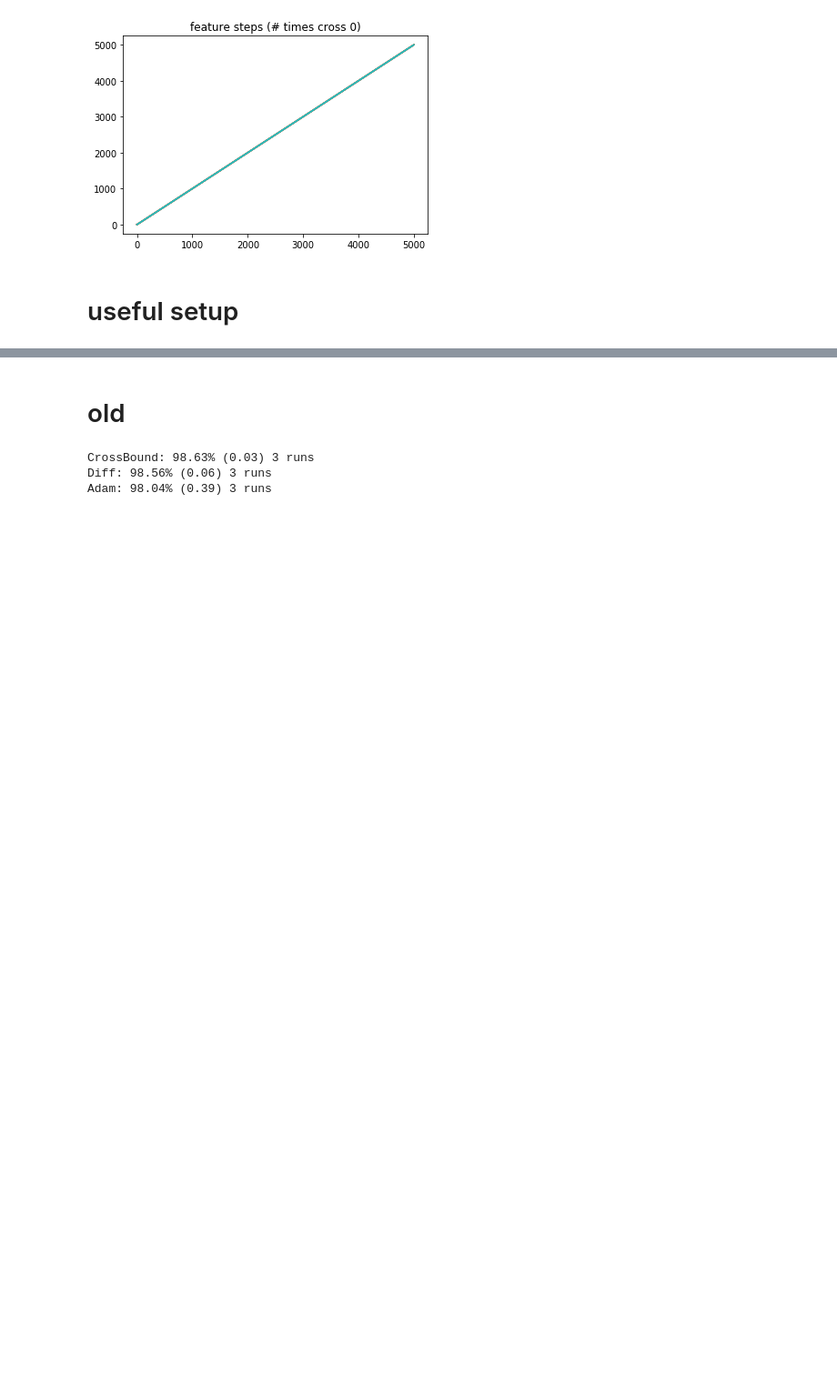
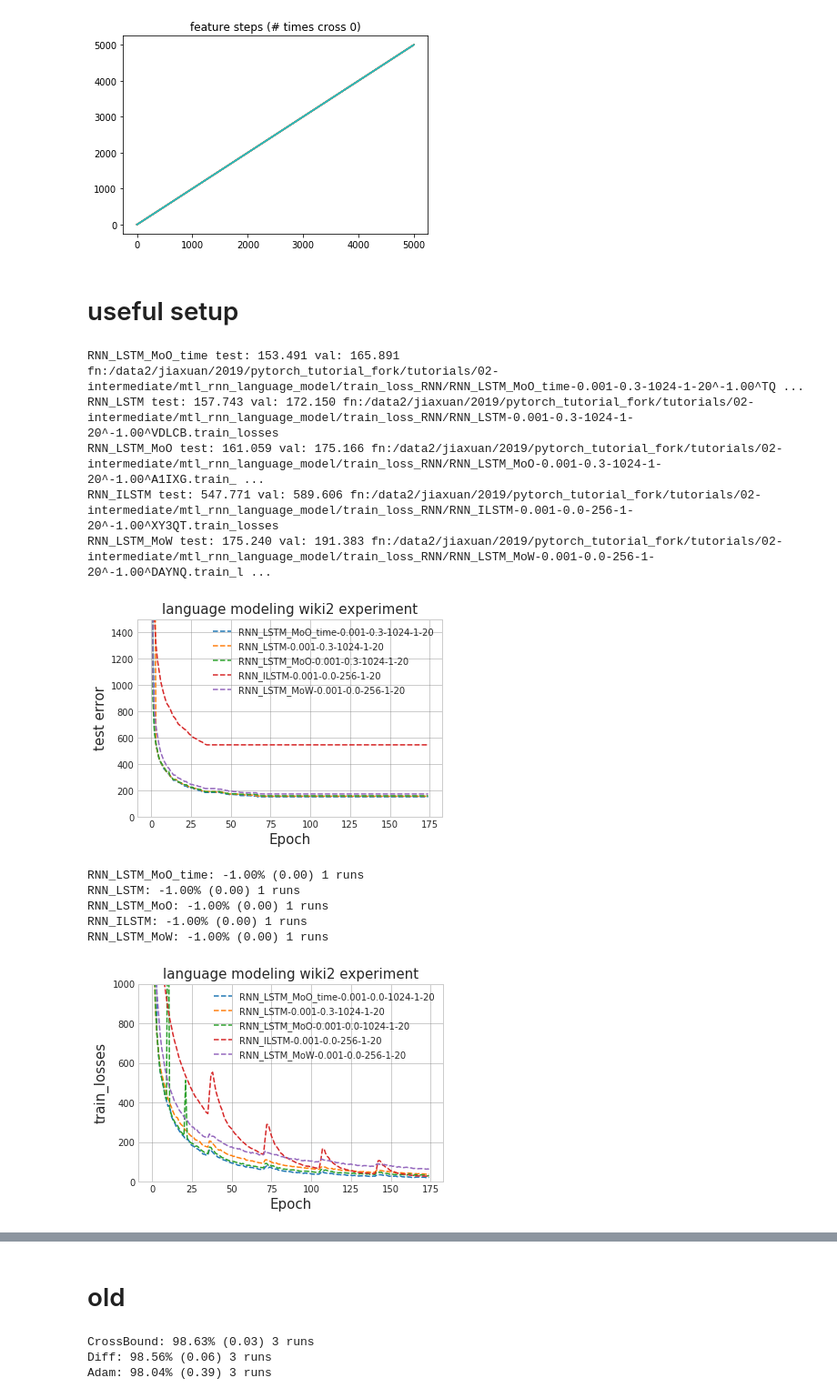
Before and after one commit to nathanwang000/MTL, a Jupyter notebook: optimizer_exp.ipynb, the cells around one changed output, grey strips where cells are left out. Shown at 91% size. Drawn from its saved outputs; the diff is of its cells as text; code cells hidden in the pictures; blank space fills up the shorter version.

```diff
--- a/optimizer_exp.ipynb
+++ b/optimizer_exp.ipynb
@@ -442,3 +449,42 @@ from lib.evaluation import plot_best_test, plot_best
+# %%
+# methods = ['Diff', 'Adam', 'SGD'] # which one to use
+# methods = ['CrossBound', 'AdaBound', 'Swats', 'CrossAdaBound'] # when to switch
+# methods = ['Diff', 'Adam', 'CrossAdaBound'] # best
+methods = [
+    'RNN_LSTM_MoO',
+    'RNN_LSTM_MoW',
+    'RNN_LSTM_MoO_time',
+    'RNN_LSTM',
+    'RNN_ILSTM'
+]
+desired_settings = None# ["0.001-0.0-256-1-20"]
+#plt.xlim(0, 150)
+plot_best_test('/data2/jiaxuan/2019/pytorch_tutorial_fork/tutorials/02-intermediate/mtl_rnn_language_model/train_loss_RNN/*train_losses',
+               title='language modeling wiki2 experiment', smooth_window=1, ylim=[0, 1500], methods=methods,
+               start=0, default_setting=default_setting, desired_settings=desired_settings,
+               early_stop=True, early_stop_patience=10)
+
+#plt.xlim(0, 150)
+plot_best('/data2/jiaxuan/2019/pytorch_tutorial_fork/tutorials/02-intermediate/mtl_rnn_language_model/train_loss_RNN/*train_losses',
+          title='language modeling wiki2 experiment',
+          smooth_window=1, ylim=[0, 1000], methods=methods,
+          start=0, default_setting=default_setting, desired_settings=desired_settings)
+
+#plot_tracker(joblib.load('/data2/jiaxuan/2019/pytorch_tutorial_fork/tutorials/02-intermediate/language_model_wiki/train_loss/CrossAdaBound-0.001^-1.00^8V3QC.opt_track'), 0)
+#plot_tracker(joblib.load('/data2/jiaxuan/2019/pytorch_tutorial_fork/tutorials/02-intermediate/language_model_wiki/train_loss/Swats-0.001^-1.00^JW23S.opt_track'), 0)
+# %% [output]
+RNN_LSTM_MoO_time test: 153.491 val: 165.891 fn:/data2/jiaxuan/2019/pytorch_tutorial_fork/tutorials/02-intermediate/mtl_rnn_language_model/train_loss_RNN/RNN_LSTM_MoO_time-0.001-0.3-1024-1-20^-1.00^TQ ...
+RNN_LSTM test: 157.743 val: 172.150 fn:/data2/jiaxuan/2019/pytorch_tutorial_fork/tutorials/02-intermediate/mtl_rnn_language_model/train_loss_RNN/RNN_LSTM-0.001-0.3-1024-1-20^-1.00^VDLCB.train_losses
+RNN_LSTM_MoO test: 161.059 val: 175.166 fn:/data2/jiaxuan/2019/pytorch_tutorial_fork/tutorials/02-intermediate/mtl_rnn_language_model/train_loss_RNN/RNN_LSTM_MoO-0.001-0.3-1024-1-20^-1.00^A1IXG.train_ ...
+RNN_ILSTM test: 547.771 val: 589.606 fn:/data2/jiaxuan/2019/pytorch_tutorial_fork/tutorials/02-intermediate/mtl_rnn_language_model/train_loss_RNN/RNN_ILSTM-0.001-0.0-256-1-20^-1.00^XY3QT.train_losses
+RNN_LSTM_MoW test: 175.240 val: 191.383 fn:/data2/jiaxuan/2019/pytorch_tutorial_fork/tutorials/02-intermediate/mtl_rnn_language_model/train_loss_RNN/RNN_LSTM_MoW-0.001-0.0-256-1-20^-1.00^DAYNQ.train_l ...
+[figure, added]
+RNN_LSTM_MoO_time: -1.00% (0.00) 1 runs
+RNN_LSTM: -1.00% (0.00) 1 runs
+RNN_LSTM_MoO: -1.00% (0.00) 1 runs
+RNN_ILSTM: -1.00% (0.00) 1 runs
+RNN_LSTM_MoW: -1.00% (0.00) 1 runs
+[figure, added]
 # %%
 # methods = ['Diff', 'Adam', 'SGD'] # which one to use
 methods = ['CrossBound', 'AdaBound', 'Swats', 'CrossAdaBound'] # when to switch
```
Also changed, not shown: parts of 9 cells of this notebook, 2 other files.
